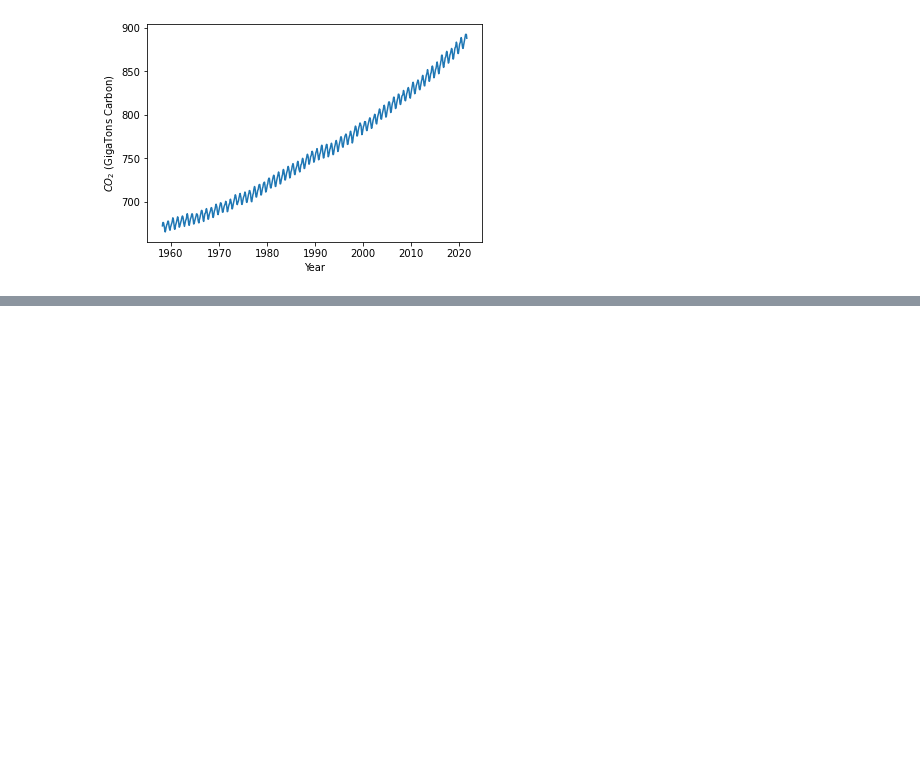
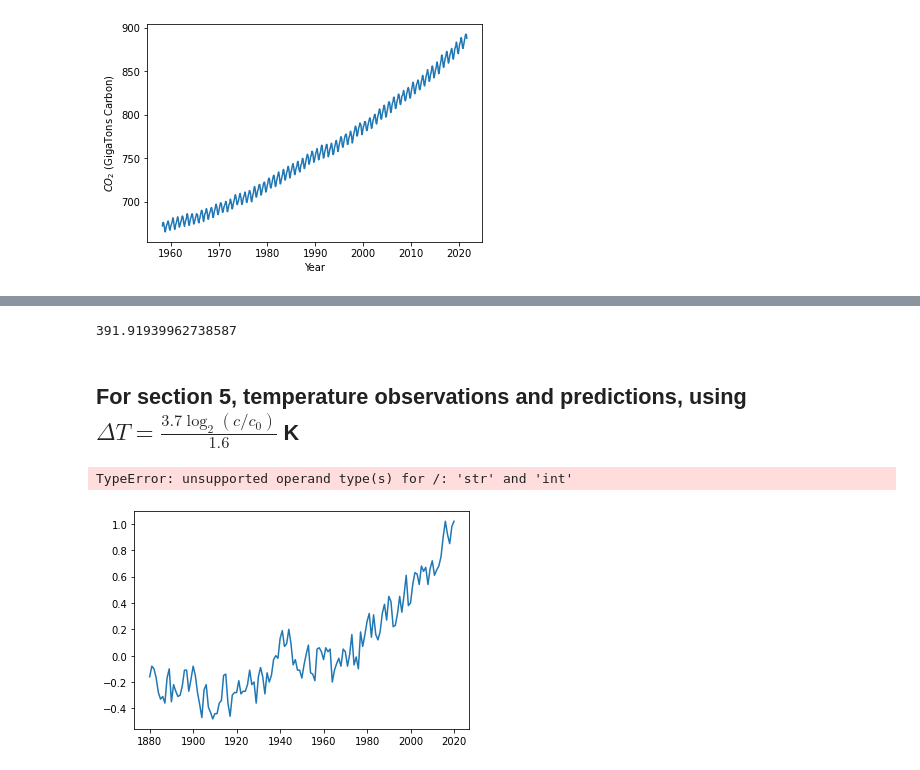
Before and after one commit to dodelson/Physics-of-Energy, a Jupyter notebook: Code/project.ipynb, the cells around one changed output, grey strips where cells are left out. Saved outputs shown, nothing was run; the diff lists cells and outputs as text; code cells hidden in the pictures; blank space fills up the shorter version.

```diff
--- a/Code/project.ipynb
+++ b/Code/project.ipynb
@@ -323,0 +314,6 @@ dt=np.loadtxt(tempdata).T[1]
+# %%
+print(predicted[-1])
+# %% [output]
+391.91939962738587
+# %% [markdown]
+## For section 5, temperature observations and predictions, using $\Delta T = \frac{3.7\log_2(c/c_0)}{1.6}$  K
@@ -323,0 +324,9 @@ dt=np.loadtxt(tempdata).T[1]
+# %%
+plt.plot(yr,dt)
+
+#predicted
+dt_predicted=3.7/1.6*np.log(co2/278)
+plt.plot(month,dt)
+# %% [output]
+TypeError: unsupported operand type(s) for /: 'str' and 'int'
+[figure, added]
```
Also changed, not shown: parts of 18 cells of this notebook, 1 other file.
